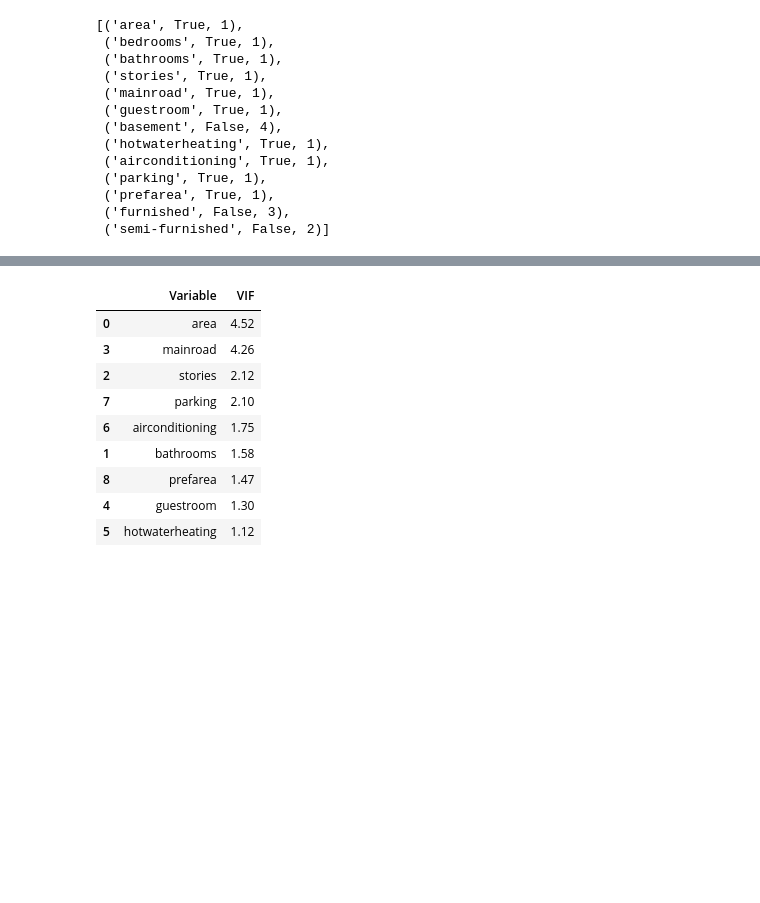
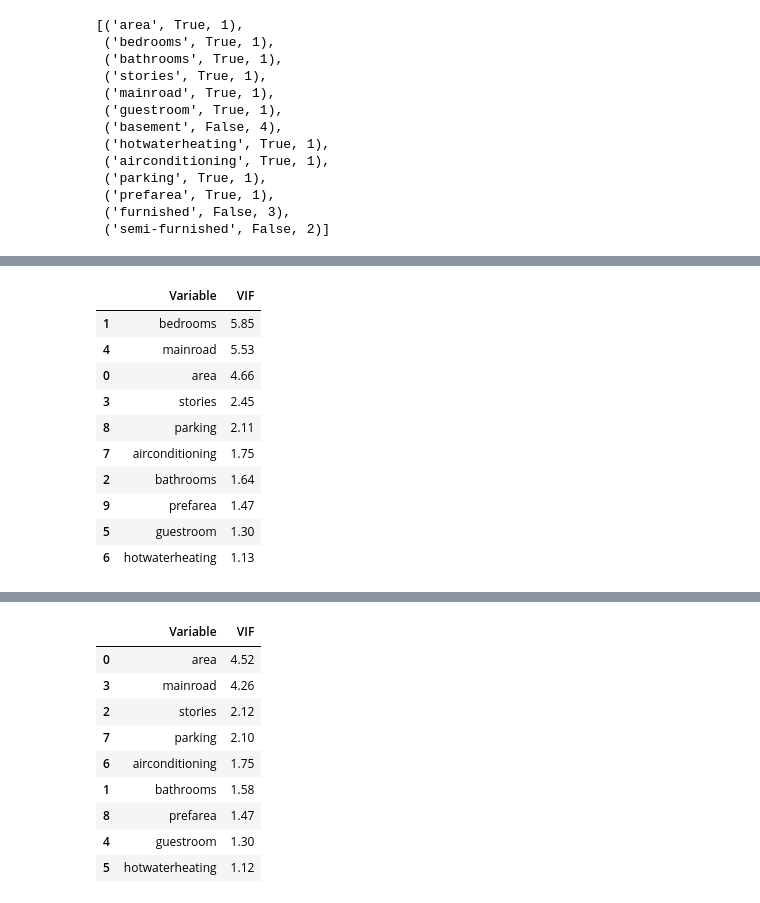
Before and after one commit to abhivsh/MachineLearning-I, a Jupyter notebook: Module-1_Linear Regression/Session-4_Multiple Linear Regression using Python/MLR_using_RFE_try.ipynb, the cells around one changed output, grey strips where cells are left out. Cells and saved outputs as stored; diff of their text form; code cells hidden in the pictures; blank space fills up the shorter version.

```diff
--- a/Module-1_Linear Regression/Session-4_Multiple Linear Regression using Python/MLR_using_RFE_try.ipynb
+++ b/Module-1_Linear Regression/Session-4_Multiple Linear Regression using Python/MLR_using_RFE_try.ipynb
@@ -27,7 +40,7 @@ housing.head()
 | 3 | 12215000 | 7500 | 4 | 2 | 2 | 1 | 0 | 1 | 0 | ... |
 | 4 | 11410000 | 7420 | 4 | 1 | 2 | 1 | 1 | 1 | 0 | ... |
 # %%
-dummy = pd.get_dummies(housing['furnishingstatus'])
+dummy = pd.get_dummies(housing['furnishingstatus'], dtype=int)
 dummy
 # %% [output]
 |  | furnished | semi-furnished | unfurnished |
@@ -127,12 +133,10 @@ Index(['area', 'bedrooms', 'bathrooms', 'stories', 'mainroad', 'guestroom',
  ('furnished', False, 3),
  ('semi-furnished', False, 2)]
 # %%
-import statsmodels.api as sm
+X_train_rfe = X_train[selected_features]
+X_train_rfe_sm = sm.add_constant(X_train_rfe)
 
-X_train_rfe = X_train[selected_features]
-X_train_rfe = sm.add_constant(X_train_rfe)
-
-lm = sm.OLS(y_train,X_train_rfe)
+lm = sm.OLS(y_train,X_train_rfe_sm)
 lm_model = lm.fit()
 
 print(lm_model.summary())
@@ -154,6 +158,28 @@ Covariance Type:            nonrobust
 
 Notes:
 [1] Standard Errors assume that the covariance matrix of the errors is correctly specified.
+# %%
+X = X_train_rfe
+
+# Calculate VIF for each predictor
+vif = pd.DataFrame()
+vif["Variable"] = X.columns
+vif["VIF"] = [variance_inflation_factor(X.values, i) for i in range(X.shape[1])]
+vif['VIF'] = round(vif['VIF'], 2)
+vif = vif.sort_values(by = "VIF", ascending = False)
+vif
+# %% [output]
+|  | Variable | VIF |
+| 1 | bedrooms | 5.85 |
+| 4 | mainroad | 5.53 |
+| 0 | area | 4.66 |
+| 3 | stories | 2.45 |
+| 8 | parking | 2.11 |
+| 7 | airconditioning | 1.75 |
+| 2 | bathrooms | 1.64 |
+| 9 | prefarea | 1.47 |
+| 5 | guestroom | 1.30 |
+| 6 | hotwaterheating | 1.13 |
 # %%
 X_train_rfe = X_train_rfe.drop(['bedrooms'], axis=1)
 
```
Also changed, not shown: parts of 12 cells of this notebook.
